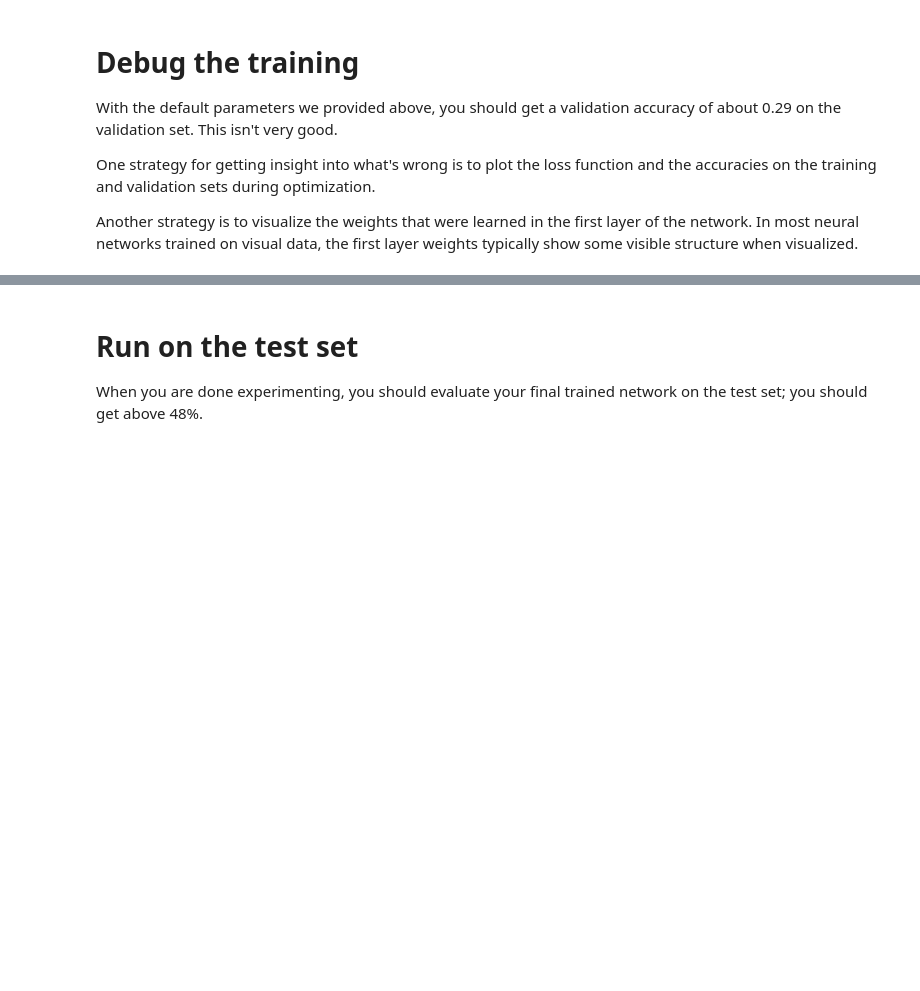
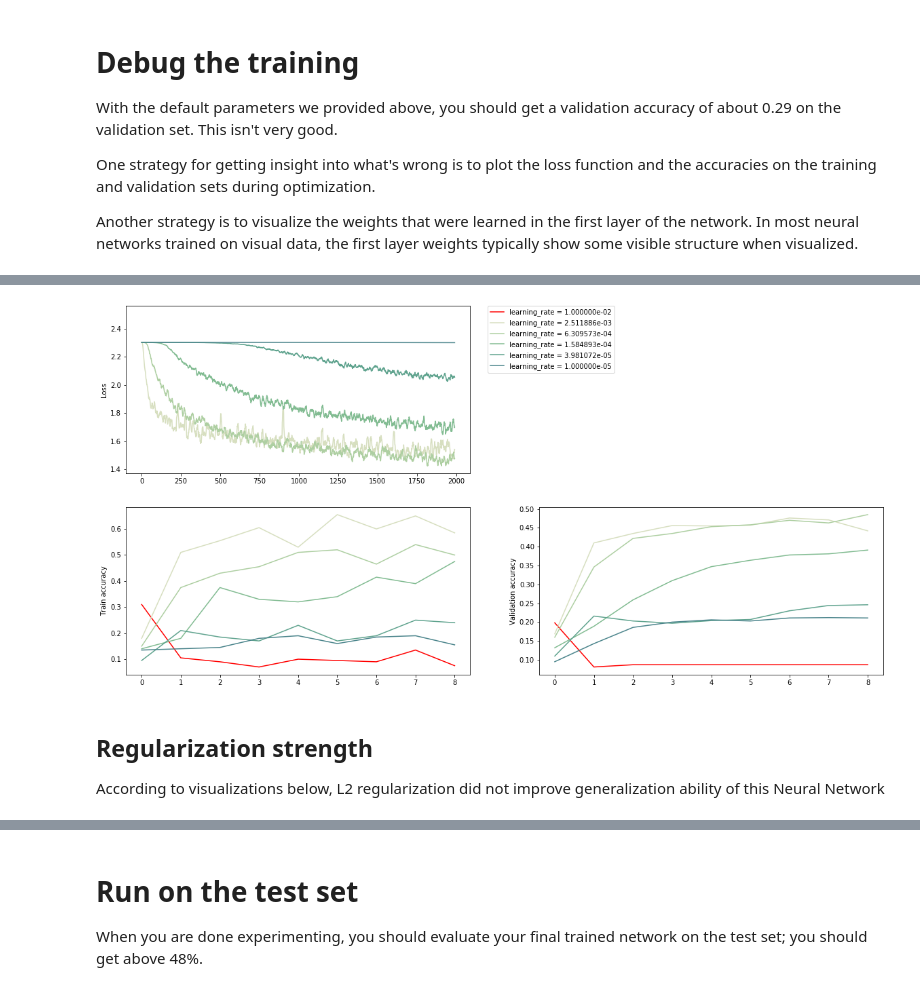
Before and after one commit to aduzhinskaya/cs231n, a Jupyter notebook: assignment1/two_layer_net.ipynb, the cells around one changed output, grey strips where cells are left out. Drawn from its saved outputs; the diff is of its cells as text; code cells hidden in the pictures; blank space fills up the shorter version.

```diff
--- a/assignment1/two_layer_net.ipynb
+++ b/assignment1/two_layer_net.ipynb
@@ -327,0 +459,47 @@ $\color{blue}{\textit Your Answer:}$
+# %%
+input_size = 32 * 32 * 3
+hidden_size = 50
+num_classes = 10
+
+learning_rates = np.geomspace(1e-2, 1e-5, 6)
+results = dict()
+
+for learn_rate in learning_rates:
+    # Initialize model
+    net = TwoLayerNet(input_size, hidden_size, num_classes)
+
+    # Train the network
+    stats = net.train(X_train, y_train, X_val, y_val,
+                num_iters=2000, batch_size=200,
+                learning_rate=learn_rate, learning_rate_decay=0.95,
+                reg=0.25)
+
+    results[learn_rate] = stats
+# %%
+#Visualize Learning curves
+plt.rcParams['figure.figsize'] = (20.0, 10.0)
+import seaborn as sns
+plt.rcParams['axes.prop_cycle'] = plt.cycler(color=['r'] + sns.cubehelix_palette(8, start=.5, rot=-.75))
+
+fig, axes = plt.subplots(2, 2)
+
+for learn_rate, stats in results.items():
+    label = "learning_rate = %e" % learn_rate
+
+    loss_hist = remove_nans(stats['loss_history'], y_lim=10)
+    loss_hist = moving_average(loss_hist, 10)
+    axes[0][0].set_ylabel('Loss')
+    axes[0][0].plot(loss_hist, label=label)
+    axes[0][0].legend(bbox_to_anchor=(1.05, 1), loc='upper left', borderaxespad=0.)
+    axes[0][1].set_visible(False)
+
+    axes[1][0].set_ylabel('Train accuracy')
+    axes[1][0].plot(stats['train_acc_history'], label=label)
+
+    axes[1][1].set_ylabel('Validation accuracy')
+    axes[1][1].plot(stats['val_acc_history'], label=label)
+# %% [output]
+[figure, added]
+# %% [markdown]
+## Regularization strength
+According to visualizations below, L2 regularization did not improve generalization ability of this Neural Network
```
Also changed, not shown: parts of 23 cells of this notebook, 1 other file.
